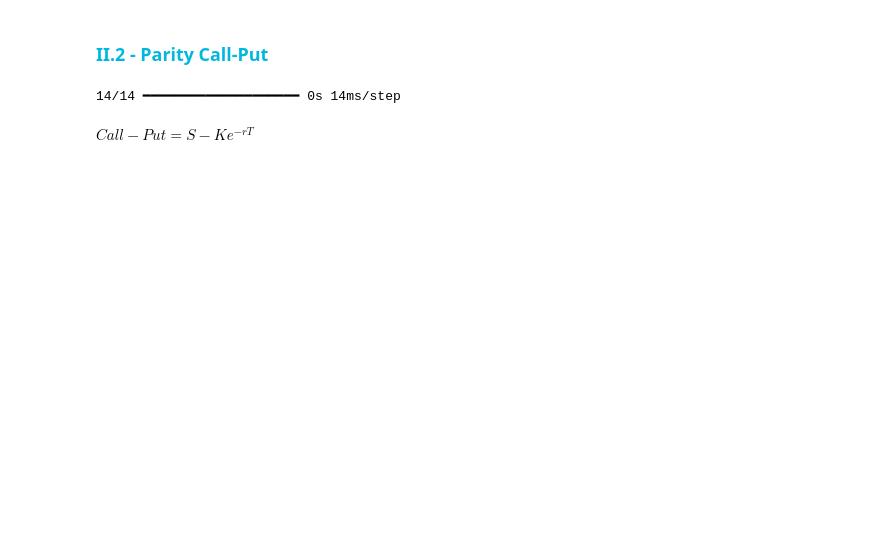
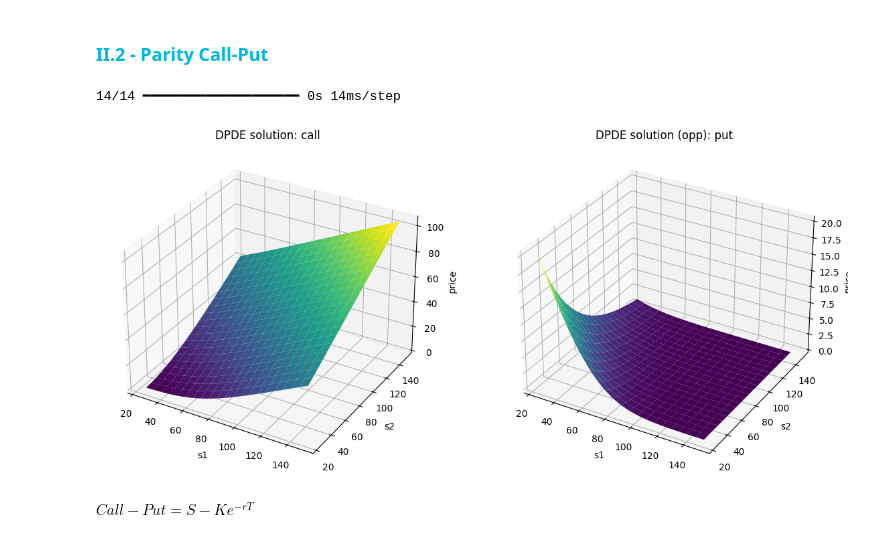
Before and after one commit to Nathan-Sanglier/M2MO-ML-Finance, a Jupyter notebook: notebook.ipynb, the cells around one changed output. Drawn from its saved outputs; the diff is of its cells as text; code cells hidden in the pictures; blank space fills up the shorter version.

```diff
--- a/notebook.ipynb
+++ b/notebook.ipynb
@@ -420 +427,21 @@ plt.show()
+# %%
+def create_network(inputs):
+    """ Create the information flow of the model """
+    layer0 = keras.layers.Dense(nb_neurons, activation="tanh")
+    layer1 = HighwayLayer(units=nb_neurons, original_input=dim_tot)
+    layer2 = HighwayLayer(units=nb_neurons, original_input=dim_tot)
+    layer3 = HighwayLayer(units=nb_neurons, original_input=dim_tot)
+    layer4 = keras.layers.Dense(1)
+
+    outputs0 = layer0(inputs)
+    outputs1 = layer1({'previous_layer': outputs0, 'original_variable': inputs})
+    outputs2 = layer2({'previous_layer': outputs1, 'original_variable': inputs})
+    outputs3 = layer3({'previous_layer': outputs2, 'original_variable': inputs})
+    outputs = layer4(outputs3)
+
+    bound           = ArbitrageBound(gamma, K, opt_type_opp)
+    bound_outputs   = bound(inputs)
+    res             = bound_outputs + outputs
+
+    return res
 # %%
@@ -437,5 +464,23 @@ residual_hat_opp    = dpde_sol_opp - bound_opp
 # %% [output]
 14/14 ━━━━━━━━━━━━━━━━━━━━ 0s 14ms/step
+# %%
+fig, axs = plt.subplots(1, 2, figsize=(14, 8), subplot_kw={'projection': '3d'})
+
+axs[0].plot_surface(s1_plot_mesh, s2_plot_mesh, dpde_sol, cmap='viridis')
+axs[0].set_title(f'DPDE solution: {opt_type}')
+axs[0].set_xlabel('s1')
+axs[0].set_ylabel('s2')
+axs[0].set_zlabel('price')
+
+axs[1].plot_surface(s1_plot_mesh, s2_plot_mesh, dpde_sol_opp, cmap='viridis')
+axs[1].set_title(f'DPDE solution (opp): {opt_type_opp}')
+axs[1].set_xlabel('s1')
+axs[1].set_ylabel('s2')
+axs[1].set_zlabel('price')
+
+plt.show()
+# %% [output]
+[figure, added]
 # %% [markdown]
 $Call - Put = S - Ke^{-rT}$
 # %%
```
Also changed, not shown: parts of 12 cells of this notebook.
